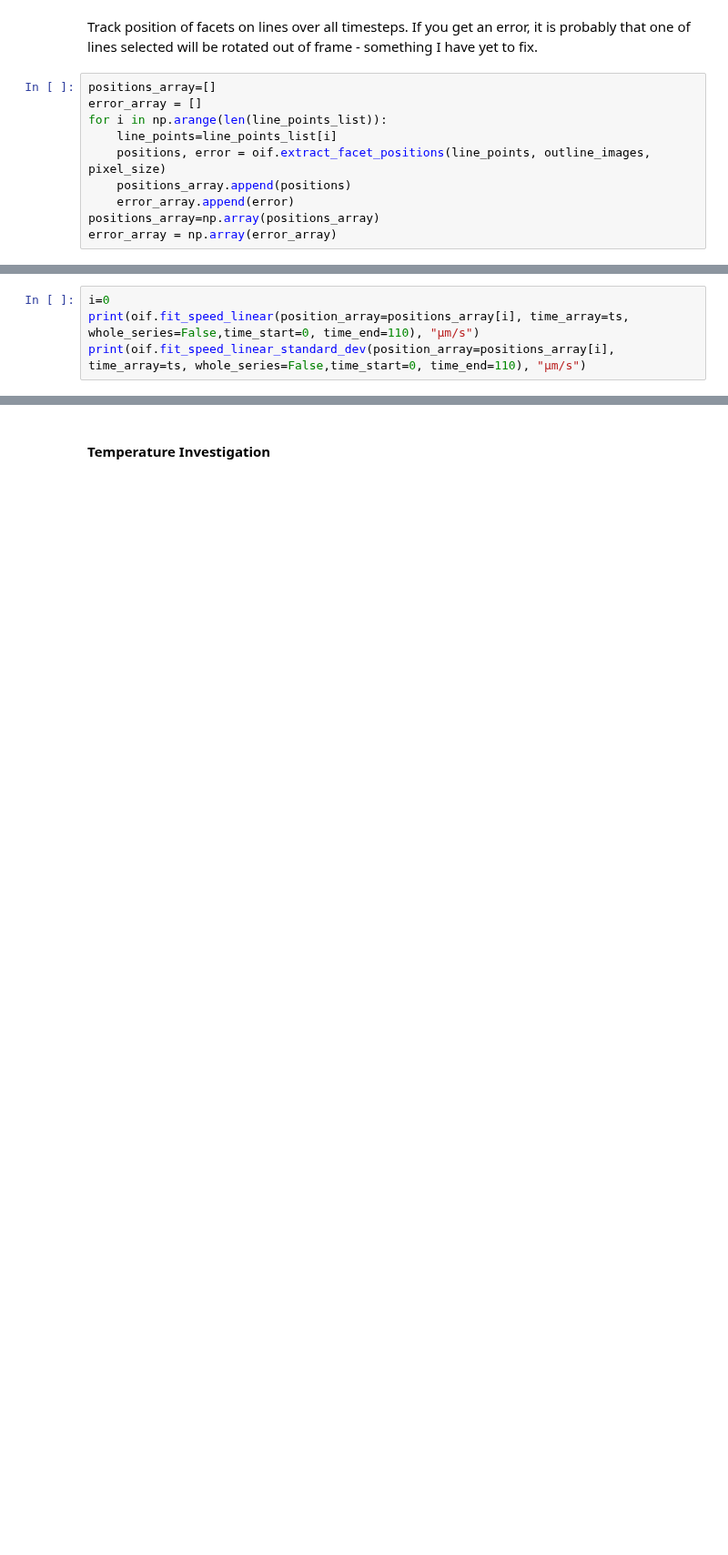
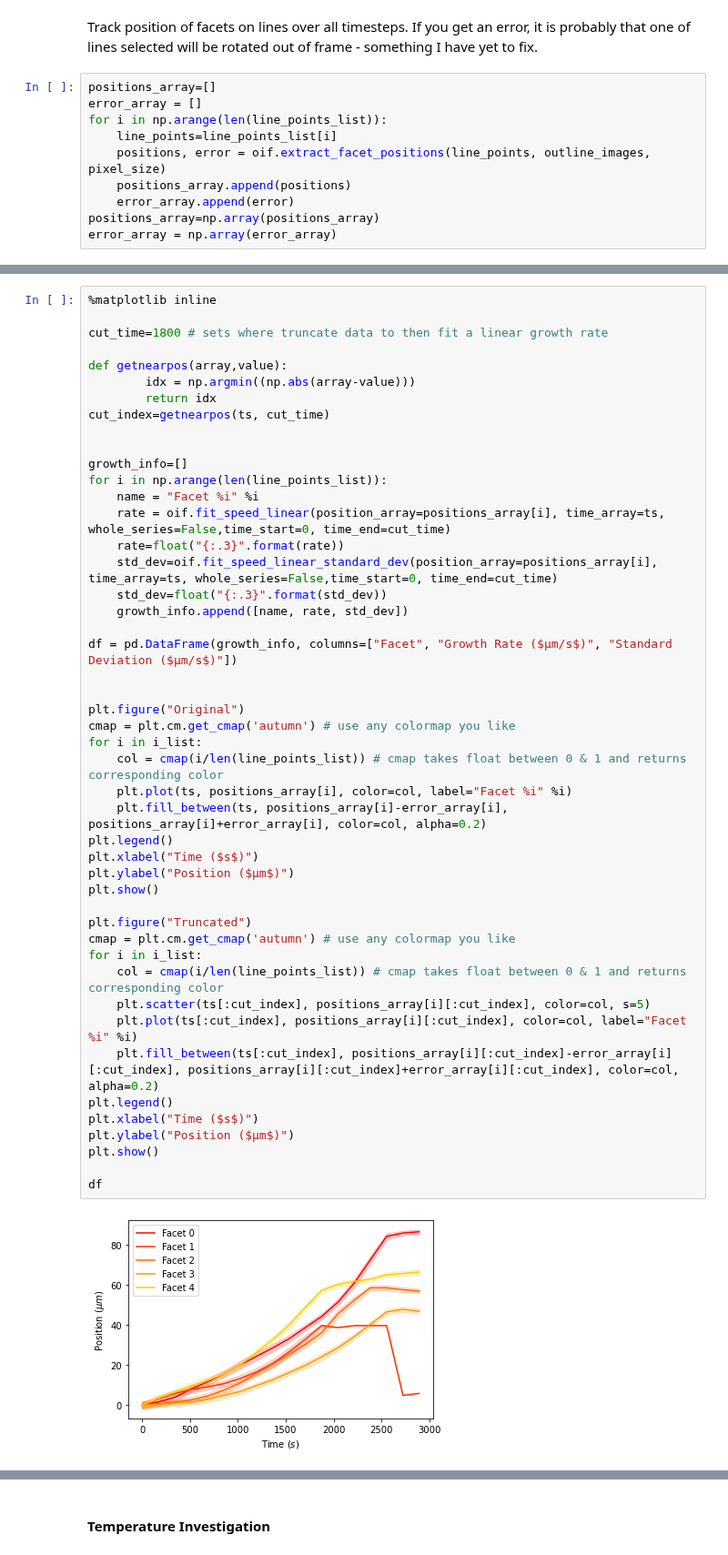
Before and after one commit to ESaundersNano/Mini-1-Multidimensional-analysis-of-perovskite-growth, a Jupyter notebook: optical_image_growth_rate.ipynb, the cells around one changed output, grey strips where cells are left out. Shown at 91% size. Cells and saved outputs as stored; diff of their text form; blank space fills up the shorter version.

```diff
--- a/optical_image_growth_rate.ipynb
+++ b/optical_image_growth_rate.ipynb
@@ -498,4 +513,0 @@ You have to manually extract growth rates from the position data by choosing app
-# %%
-i=0
-print(oif.fit_speed_linear(position_array=positions_array[i], time_array=ts, whole_series=False,time_start=0, time_end=110), "µm/s")
-print(oif.fit_speed_linear_standard_dev(position_array=positions_array[i], time_array=ts, whole_series=False,time_start=0, time_end=110), "µm/s")
@@ -504,0 +514,49 @@ print(oif.fit_speed_linear_standard_dev(position_array=positions_array[i], time_
+# %%
+%matplotlib inline
+
+cut_time=1800 # sets where truncate data to then fit a linear growth rate
+
+def getnearpos(array,value):
+        idx = np.argmin((np.abs(array-value)))
+        return idx
+cut_index=getnearpos(ts, cut_time)
+
+
+growth_info=[]
+for i in np.arange(len(line_points_list)):
+    name = "Facet %i" %i
+    rate = oif.fit_speed_linear(position_array=positions_array[i], time_array=ts, whole_series=False,time_start=0, time_end=cut_time)
+    rate=float("{:.3}".format(rate))
+    std_dev=oif.fit_speed_linear_standard_dev(position_array=positions_array[i], time_array=ts, whole_series=False,time_start=0, time_end=cut_time)
+    std_dev=float("{:.3}".format(std_dev))
+    growth_info.append([name, rate, std_dev])
+
+df = pd.DataFrame(growth_info, columns=["Facet", "Growth Rate ($µm/s$)", "Standard Deviation ($µm/s$)"])
+
+
+plt.figure("Original")
+cmap = plt.cm.get_cmap('autumn') # use any colormap you like
+for i in i_list:
+    col = cmap(i/len(line_points_list)) # cmap takes float between 0 & 1 and returns corresponding color
+    plt.plot(ts, positions_array[i], color=col, label="Facet %i" %i)
+    plt.fill_between(ts, positions_array[i]-error_array[i], positions_array[i]+error_array[i], color=col, alpha=0.2)
+plt.legend()
+plt.xlabel("Time ($s$)")
+plt.ylabel("Position ($µm$)")
+plt.show()
+
+plt.figure("Truncated")
+cmap = plt.cm.get_cmap('autumn') # use any colormap you like
+for i in i_list:
+    col = cmap(i/len(line_points_list)) # cmap takes float between 0 & 1 and returns corresponding color
+    plt.scatter(ts[:cut_index], positions_array[i][:cut_index], color=col, s=5)
+    plt.plot(ts[:cut_index], positions_array[i][:cut_index], color=col, label="Facet %i" %i)
+    plt.fill_between(ts[:cut_index], positions_array[i][:cut_index]-error_array[i][:cut_index], positions_array[i][:cut_index]+error_array[i][:cut_index], color=col, alpha=0.2)
+plt.legend()
+plt.xlabel("Time ($s$)")
+plt.ylabel("Position ($µm$)")
+plt.show()
+
+df
+# %% [output]
+[figure, added]
```
Also changed, not shown: parts of 35 cells of this notebook, 9 other files.
